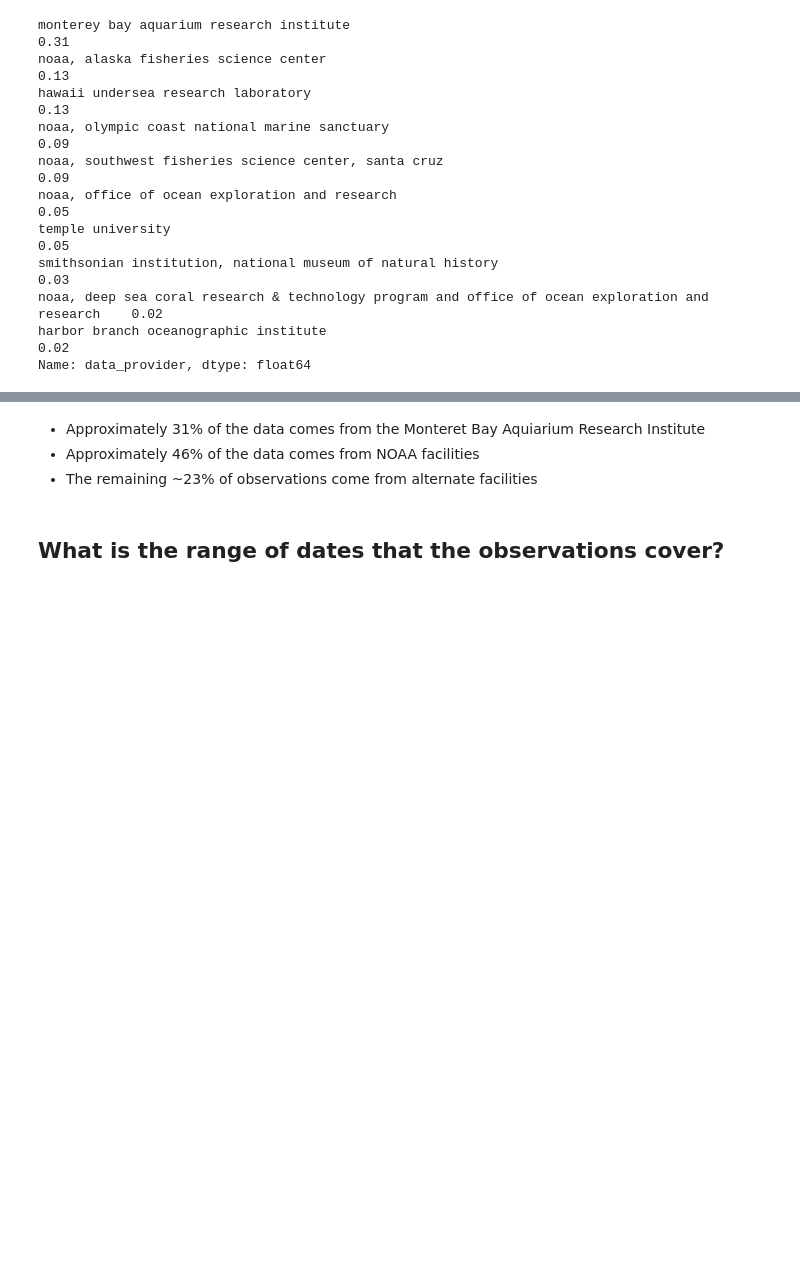
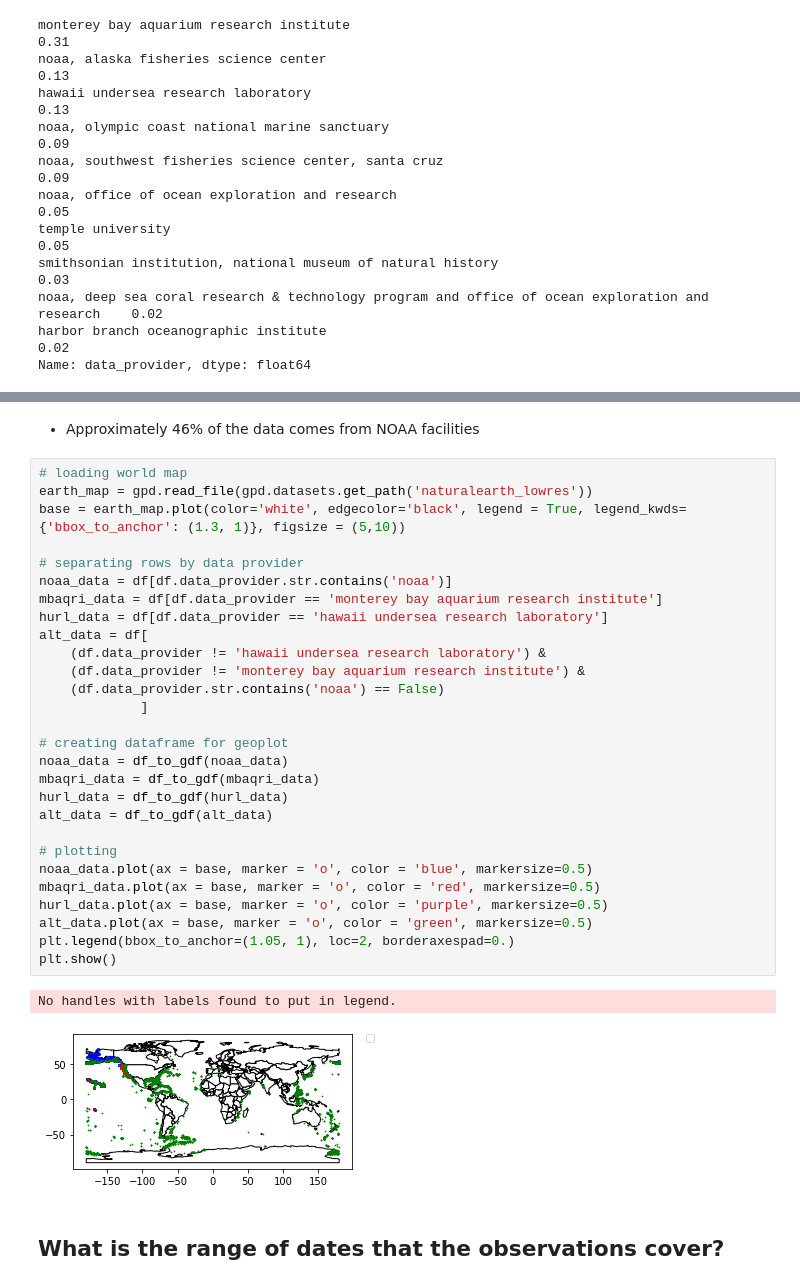
Before and after one commit to SamuelD-Data/deep_sea_corals_project, a Jupyter notebook: deep_sea_corals_project_notebook.ipynb, the cells around one changed output, grey strips where cells are left out. Cells and saved outputs as stored; diff of their text form; blank space fills up the shorter version.

Commit message:
added map distinguishing sources of data

```diff
--- a/deep_sea_corals_project_notebook.ipynb
+++ b/deep_sea_corals_project_notebook.ipynb
@@ -176,9 +205,38 @@ Name: data_provider, dtype: float64
 
 Total % of observations from NOAA: 46.0%
 # %% [markdown]
-- Approximately 31% of the data comes from the Monteret Bay Aquiarium Research Institute
 - Approximately 46% of the data comes from NOAA facilities
-- The remaining ~23% of observations come from alternate facilities
+# %%
+# loading world map
+earth_map = gpd.read_file(gpd.datasets.get_path('naturalearth_lowres'))
+base = earth_map.plot(color='white', edgecolor='black', legend = True, legend_kwds={'bbox_to_anchor': (1.3, 1)}, figsize = (5,10))
+
+# separating rows by data provider
+noaa_data = df[df.data_provider.str.contains('noaa')]
+mbaqri_data = df[df.data_provider == 'monterey bay aquarium research institute']
+hurl_data = df[df.data_provider == 'hawaii undersea research laboratory']
+alt_data = df[
+    (df.data_provider != 'hawaii undersea research laboratory') &
+    (df.data_provider != 'monterey bay aquarium research institute') &
+    (df.data_provider.str.contains('noaa') == False)
+             ]
+
+# creating dataframe for geoplot
+noaa_data = df_to_gdf(noaa_data)
+mbaqri_data = df_to_gdf(mbaqri_data)
+hurl_data = df_to_gdf(hurl_data)
+alt_data = df_to_gdf(alt_data)
+
+# plotting
+noaa_data.plot(ax = base, marker = 'o', color = 'blue', markersize=0.5)
+mbaqri_data.plot(ax = base, marker = 'o', color = 'red', markersize=0.5)
+hurl_data.plot(ax = base, marker = 'o', color = 'purple', markersize=0.5)
+alt_data.plot(ax = base, marker = 'o', color = 'green', markersize=0.5)
+plt.legend(bbox_to_anchor=(1.05, 1), loc=2, borderaxespad=0.)
+plt.show()
+# %% [output]
+No handles with labels found to put in legend.
+[figure, added]
 # %% [markdown]
 ## What is the range of dates that the observations cover?
 # %%
```
Also changed, not shown: parts of 14 cells of this notebook.
